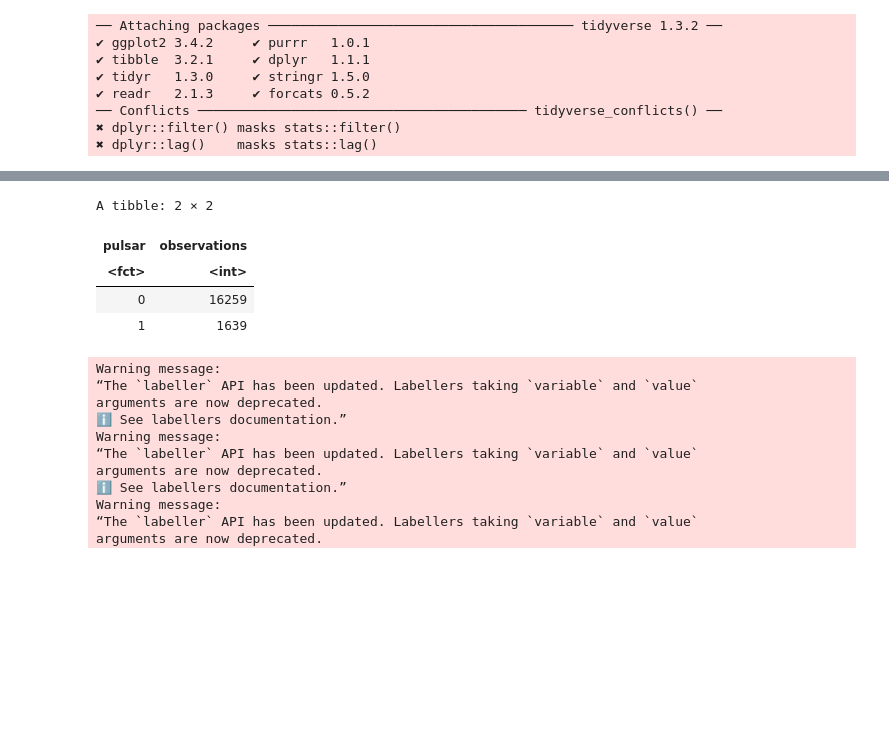
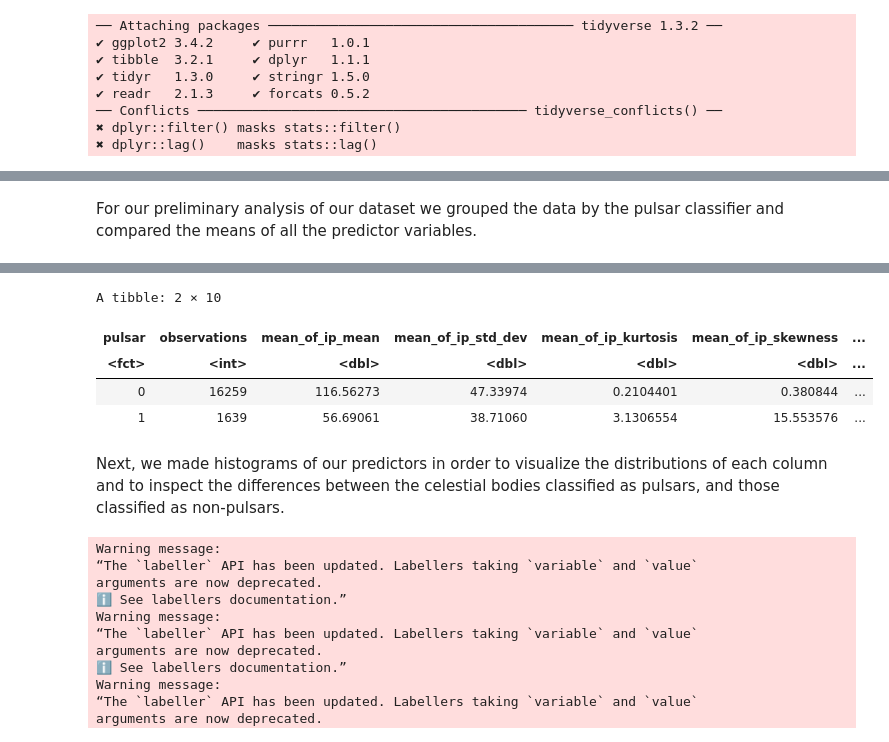
Before and after one commit to aronthemon/dsci-100-group-project, a Jupyter notebook: proposal_group_35.ipynb, the cells around one changed output, grey strips where cells are left out. Drawn from its saved outputs; the diff is of its cells as text; code cells hidden in the pictures; blank space fills up the shorter version.

Commit message:
Added Markdown
Removed group member names from markdown. Added markdown describing the steps in our data analysis.

```diff
--- a/proposal_group_35.ipynb
+++ b/proposal_group_35.ipynb
@@ -34,3 +34,5 @@ library(tidyverse)
+# %% [markdown]
+For our preliminary analysis of our dataset we grouped the data by the pulsar classifier and compared the means of all the predictor variables.
 # %%
 # URL to where the data is stored on our group's github repository
 data_url <-'https://raw.githubusercontent.com/aronthemon/dsci-100-group-project/main/data/HTRU_2.csv'
@@ -49,8 +51,7 @@ pulsar_data <- read_csv(data_url,
                             "dm_snr_excess_kurtosis",
                             "dm_snr_skewness",
                             "pulsar")) |>
-                mutate(pulsar = as_factor(pulsar)) |>
-                na.omit()
+                mutate(pulsar = as_factor(pulsar))
 
 # Display the first 6 rows of our data
 head(pulsar_data, 6)
@@ -72,17 +73,30 @@ A tibble: 6 × 9
 | 88.72656 | 40.67223 | 0.60086608 | 1.1234917 | 1.178930 | 11.46872 | 14.269573 | ... |
 | 93.57031 | 46.69811 | 0.53190485 | 0.4167211 | 1.636288 | 14.54507 | 10.621748 | ... |
 # %%
-# We create a table with a summary of the classifiers in our data
+# We create a table with a summary of the classifiers in our data and
+# the means of the predictors grouped by their predictors
 pulsar_summary <- group_by(pulsar_data, pulsar) |>
-                  summarize(observations = n())
+                  summarize(
+                      observations = n(),
+                      mean_of_ip_mean = mean(ip_mean),
+                      mean_of_ip_std_dev = mean(ip_std_dev),
+                      mean_of_ip_kurtosis = mean(ip_excess_kurtosis),
+                      mean_of_ip_skewness = mean(ip_skewness),
+                      mean_of_dm_snr_mean = mean(dm_snr_mean),
+                      mean_of_dm_snr_std_dev = mean(dm_snr_std_dev),
+                      mean_of_dm_snr_kurtosis = mean(dm_snr_excess_kurtosis),
+                      mean_of_dm_snr_skewness = mean(dm_snr_skewness)
+                  )
 
 pulsar_summary
 # %% [output]
-A tibble: 2 × 2
+A tibble: 2 × 10
-| pulsar | observations |
-| <fct> | <int> |
-| 0 | 16259 |
-| 1 | 1639 |
+| pulsar | observations | mean_of_ip_mean | mean_of_ip_std_dev | mean_of_ip_kurtosis | mean_of_ip_skewness | ... |
+| <fct> | <int> | <dbl> | <dbl> | <dbl> | <dbl> | ... |
+| 0 | 16259 | 116.56273 | 47.33974 | 0.2104401 | 0.380844 | ... |
+| 1 | 1639 | 56.69061 | 38.71060 | 3.1306554 | 15.553576 | ... |
+# %% [markdown]
+Next, we made histograms of our predictors in order to visualize the distributions of each column and to inspect the differences between the celestial bodies classified as pulsars, and those classified as non-pulsars.
 # %%
 options(repr.plot.height = 5, repr.plot.width = 8)
 
```
Also changed, not shown: parts of 6 cells of this notebook.
